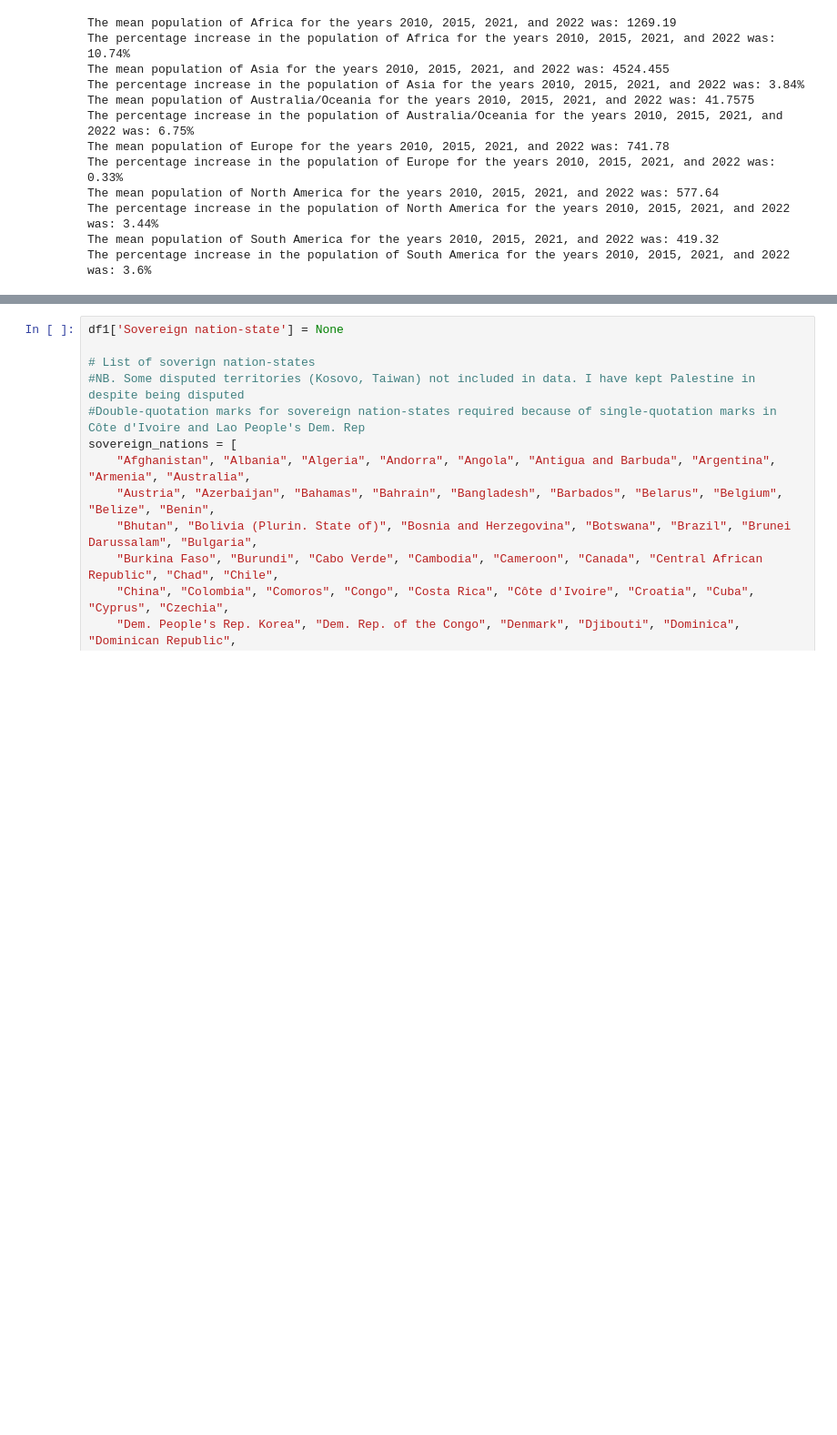
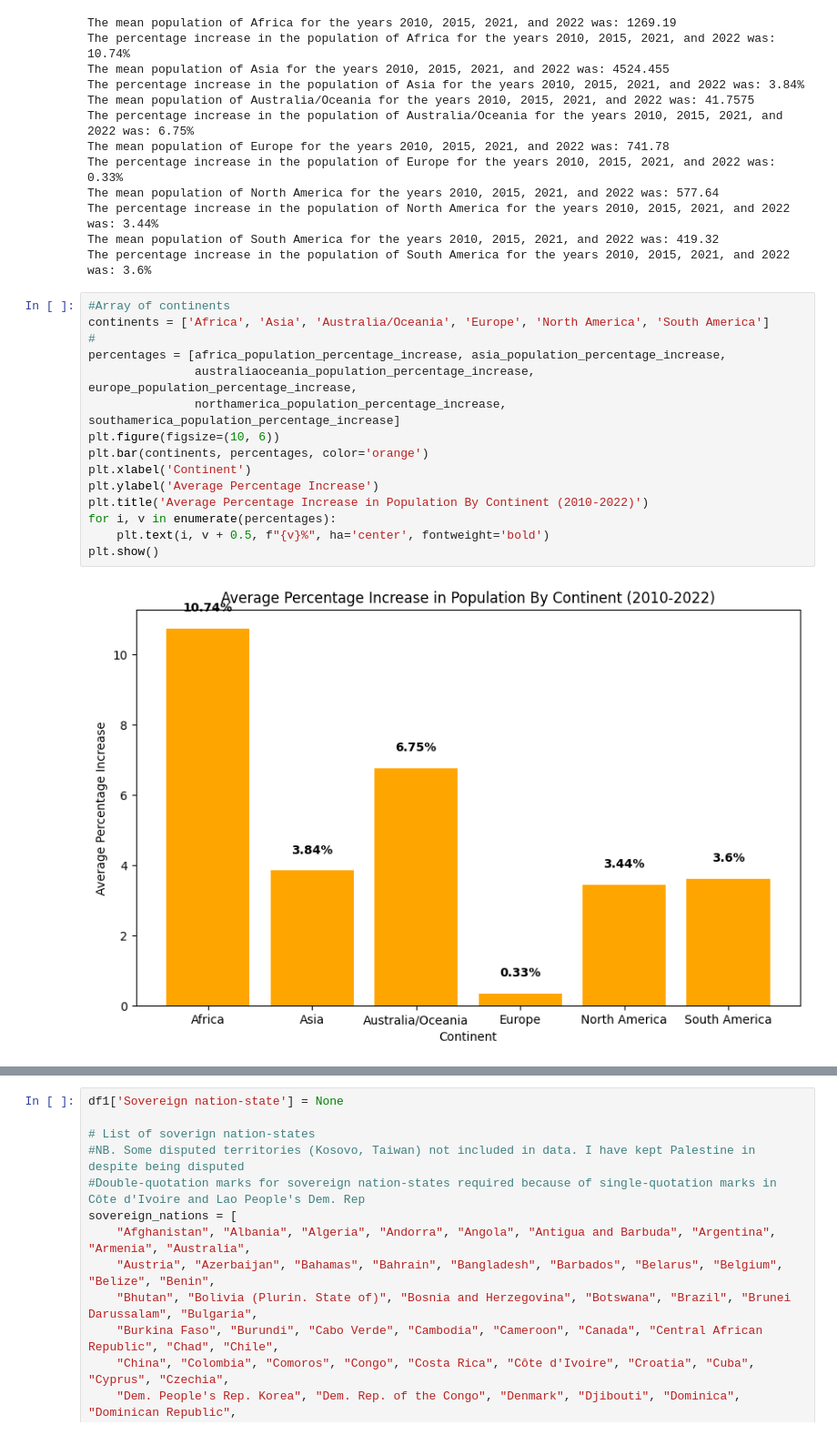
Before and after one commit to DominicSimpson/UN-Population-Dataset-Project, a Jupyter notebook: notebooks/unpopulationstatistics.ipynb, the cells around one changed output, grey strips where cells are left out. Shown at 91% size. Cells and saved outputs as stored; diff of their text form; blank space fills up the shorter version.

Commit message:
Added continent pop percent plot

```diff
--- a/notebooks/unpopulationstatistics.ipynb
+++ b/notebooks/unpopulationstatistics.ipynb
@@ -606,6 +606,23 @@ The mean population of North America for the years 2010, 2015, 2021, and 2022 wa
 The percentage increase in the population of North America for the years 2010, 2015, 2021, and 2022 was: 3.44%
 The mean population of South America for the years 2010, 2015, 2021, and 2022 was: 419.32
 The percentage increase in the population of South America for the years 2010, 2015, 2021, and 2022 was: 3.6%
+# %%
+#Array of continents
+continents = ['Africa', 'Asia', 'Australia/Oceania', 'Europe', 'North America', 'South America']
+#
+percentages = [africa_population_percentage_increase, asia_population_percentage_increase,
+               australiaoceania_population_percentage_increase, europe_population_percentage_increase,
+               northamerica_population_percentage_increase, southamerica_population_percentage_increase]
+plt.figure(figsize=(10, 6))
+plt.bar(continents, percentages, color='orange')
+plt.xlabel('Continent')
+plt.ylabel('Average Percentage Increase')
+plt.title('Average Percentage Increase in Population By Continent (2010-2022)')
+for i, v in enumerate(percentages):
+    plt.text(i, v + 0.5, f"{v}%", ha='center', fontweight='bold')
+plt.show()
+# %% [output]
+[figure, added]
 # %% [markdown]
 Next step is to focus on countries:
 we need to add a column that confirms whether the entry is a soverign nation-state or not, thus filtering outliers like
```
Also changed, not shown: parts of 4 cells of this notebook.
